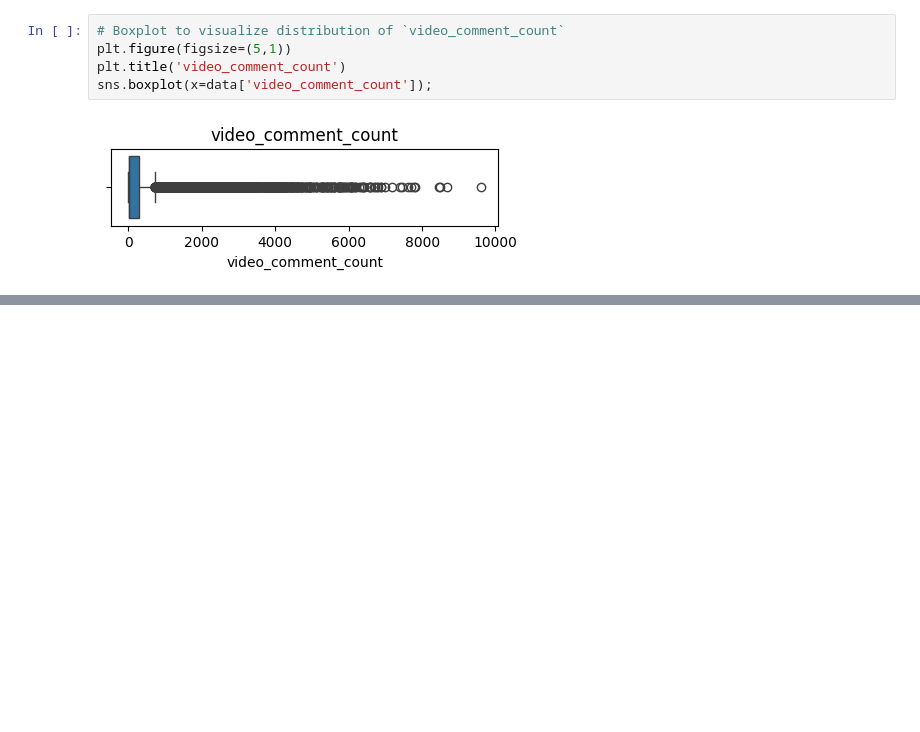
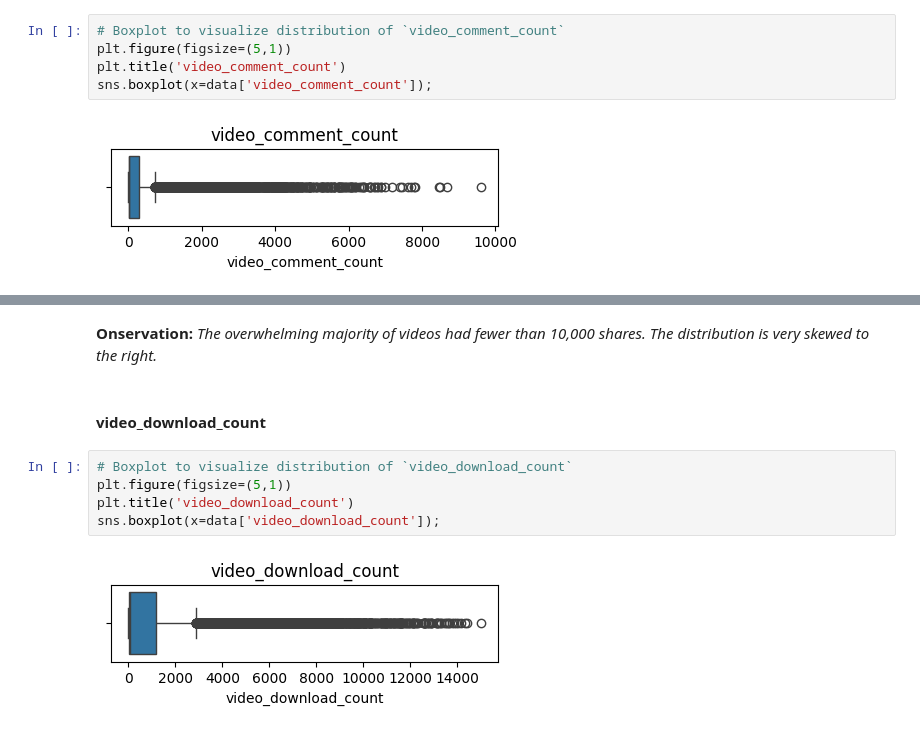
Before and after one commit to sk7-dev/Data_Analysis_and_Modelling, a Jupyter notebook: TikTok_Analytics/eda.ipynb, the cells around one changed output, grey strips where cells are left out. Drawn from its saved outputs; the diff is of its cells as text; blank space fills up the shorter version.

```diff
--- a/TikTok_Analytics/eda.ipynb
+++ b/TikTok_Analytics/eda.ipynb
@@ -86,0 +105,11 @@ plt.title('Video comment count histogram');
+# %% [markdown]
+**Onservation:** _The overwhelming majority of videos had fewer than 10,000 shares. The distribution is very skewed to the right._
+# %% [markdown]
+#### **video_download_count**
+# %%
+# Boxplot to visualize distribution of `video_download_count`
+plt.figure(figsize=(5,1))
+plt.title('video_download_count')
+sns.boxplot(x=data['video_download_count']);
+# %% [output]
+[figure, added]
```
Also changed, not shown: parts of 19 cells of this notebook.
